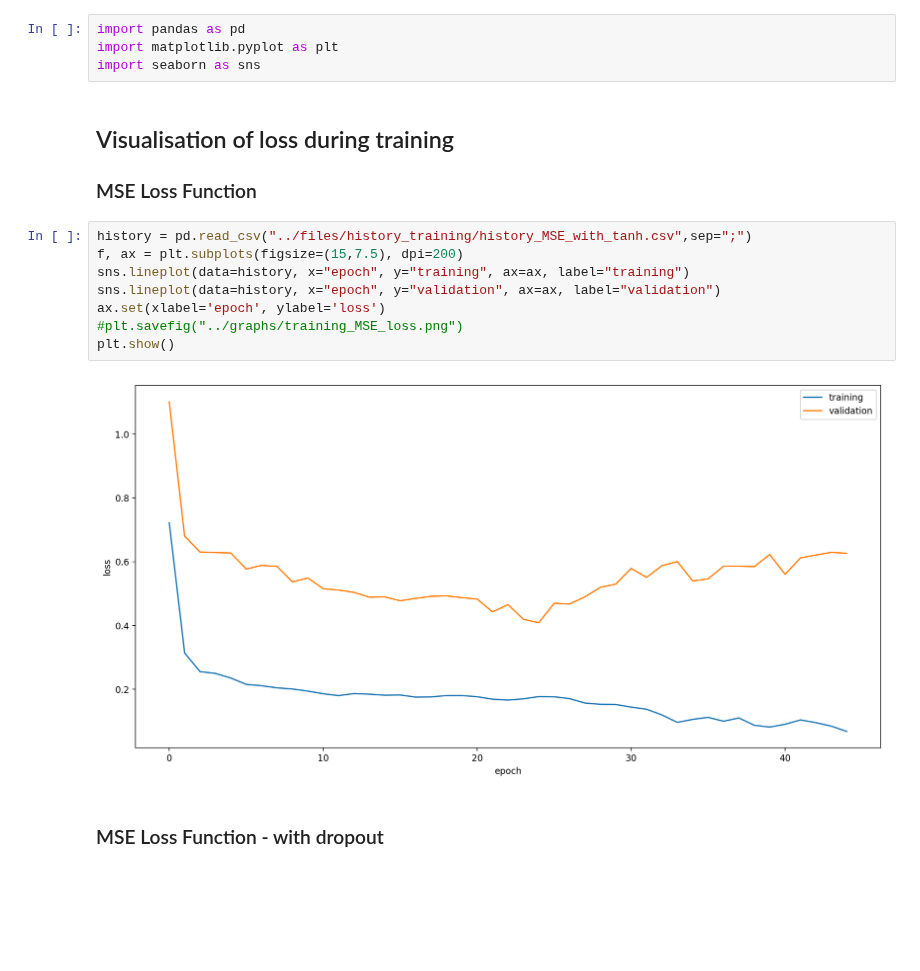
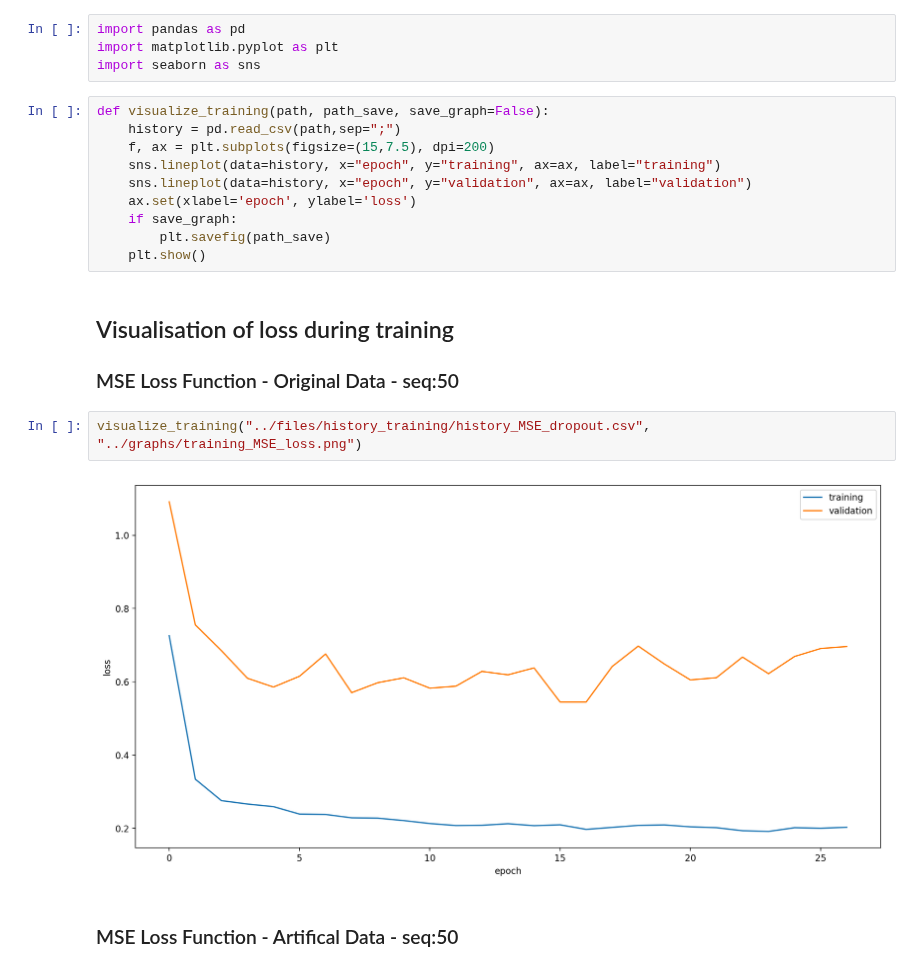
Before and after one commit to carlov93/predictive_maintenance, a Jupyter notebook: src/visualisation/training/visualisation_training_MSE.ipynb, the cells around one changed output. Saved outputs shown, nothing was run; the diff lists cells and outputs as text; blank space fills up the shorter version.

```diff
--- a/src/visualisation/training/visualisation_training_MSE.ipynb
+++ b/src/visualisation/training/visualisation_training_MSE.ipynb
@@ -2,18 +2,22 @@
 import pandas as pd
 import matplotlib.pyplot as plt
 import seaborn as sns
+# %%
+def visualize_training(path, path_save, save_graph=False):
+    history = pd.read_csv(path,sep=";")
+    f, ax = plt.subplots(figsize=(15,7.5), dpi=200)
+    sns.lineplot(data=history, x="epoch", y="training", ax=ax, label="training")
+    sns.lineplot(data=history, x="epoch", y="validation", ax=ax, label="validation")
+    ax.set(xlabel='epoch', ylabel='loss')
+    if save_graph:
+        plt.savefig(path_save)
+    plt.show()
 # %% [markdown]
 ## Visualisation of loss during training
-### MSE Loss Function
+### MSE Loss Function - Original Data - seq:50
-# %%
-history = pd.read_csv("../files/history_training/history_MSE_with_tanh.csv",sep=";")
-f, ax = plt.subplots(figsize=(15,7.5), dpi=200)
-sns.lineplot(data=history, x="epoch", y="training", ax=ax, label="training")
-sns.lineplot(data=history, x="epoch", y="validation", ax=ax, label="validation")
-ax.set(xlabel='epoch', ylabel='loss')
-#plt.savefig("../graphs/training_MSE_loss.png")
-plt.show()
-# %% [output]
-[figure, removed]
+# %%
+visualize_training("../files/history_training/history_MSE_dropout.csv", "../graphs/training_MSE_loss.png")
+# %% [output]
+[figure, added]
 # %% [markdown]
-### MSE Loss Function - with dropout
+### MSE Loss Function - Artifical Data - seq:50
```
Also changed, not shown: parts of 5 cells of this notebook, 17 other files.
